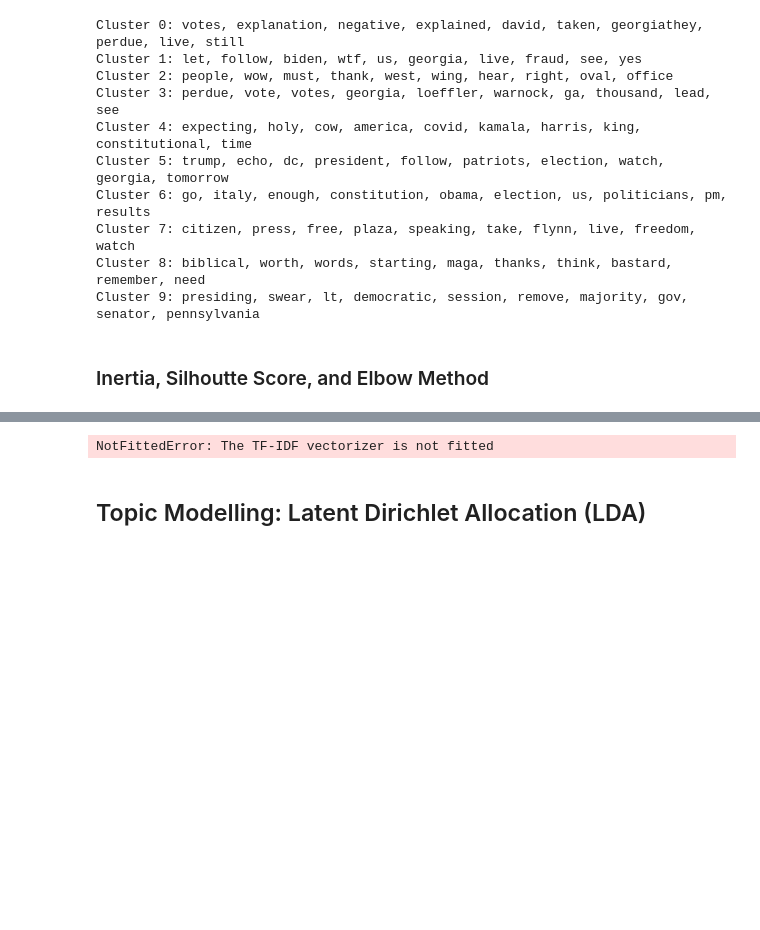
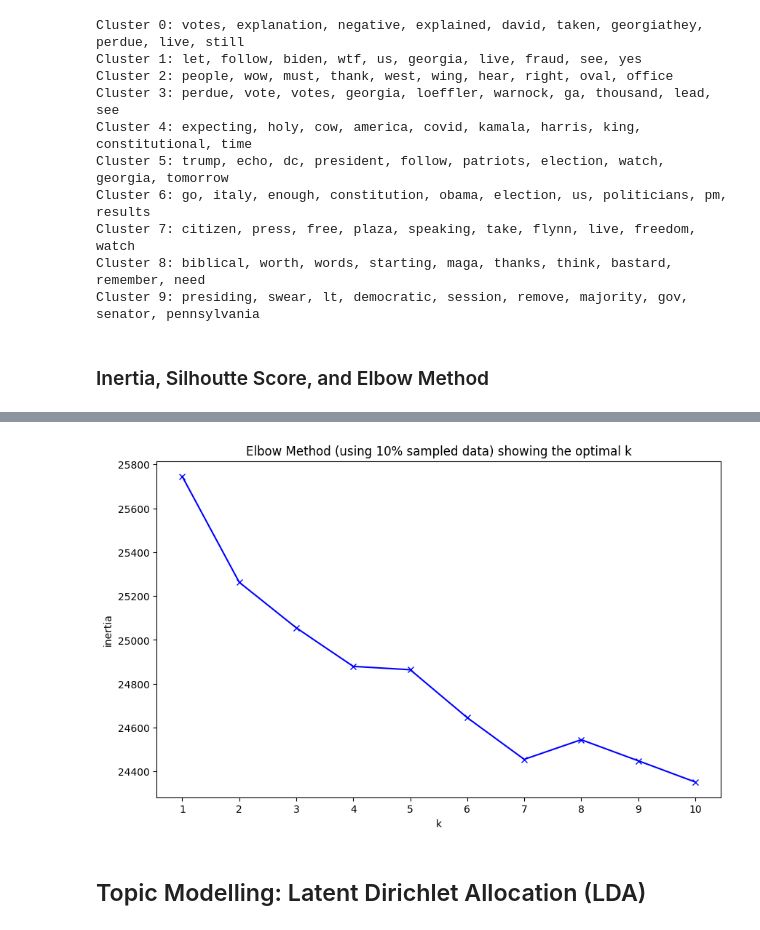
Before and after one commit to mgdlnbryr/Parler-Unmasked-A-Data-Driven-Exploration-of-the-Lead-up-to-January-6-2021, a Jupyter notebook: notebooks/exploratory/final_project.ipynb, the cells around one changed output, grey strips where cells are left out. Cells and saved outputs as stored; diff of their text form; code cells hidden in the pictures; blank space fills up the shorter version.

```diff
--- a/notebooks/exploratory/final_project.ipynb
+++ b/notebooks/exploratory/final_project.ipynb
@@ -196,31 +196,37 @@ Silhouette Score (on subset): 0.03429819725153856
 # %%
 from sklearn.feature_extraction.text import TfidfVectorizer
+from sklearn.cluster import KMeans
+import nltk
+from nltk import punkt
+from nltk.corpus import stopwords
+
+K = range(1, 11)  # Define the range for K
 
 # Randomly sample 10% of the data
 sampled_data_10 = cleaned_data.sample(frac=0.1, random_state=1234)
 
 # TF-IDF vectorization of the sampled preprocessed text
-X_sampled_10 = vectorizer.transform(sampled_data_10['post_text'])
+X_sampled_10 = tfidf_vectorizer.transform(sampled_data_10['post_text'])
 
 # Computing inertia for different values of k (number of clusters) for the sampled data
 inertia_sampled_10 = []
 
 for k in K:
     kmeans = KMeans(n_clusters=k, random_state=1234)
     kmeans.fit(X_sampled_10)
     inertia_sampled_10.append(kmeans.inertia_)
 
 # Plotting the Elbow Method for the 10% sampled data
 plt.figure(figsize=(10, 6))
 plt.plot(K, inertia_sampled_10, 'bx-')
 plt.xlabel('k')
 plt.ylabel('inertia')
 plt.xticks(np.arange(min(K), max(K) + 1, 1.0))
 plt.title('Elbow Method (using 10% sampled data) showing the optimal k')
 plt.savefig("../../models/elbow_method.png")
 plt.show()
 # %% [output]
-NotFittedError: The TF-IDF vectorizer is not fitted
+[figure, added]
 # %% [markdown]
 ## Topic Modelling: Latent Dirichlet Allocation (LDA)
 # %%
```
Also changed, not shown: parts of 9 cells of this notebook.
